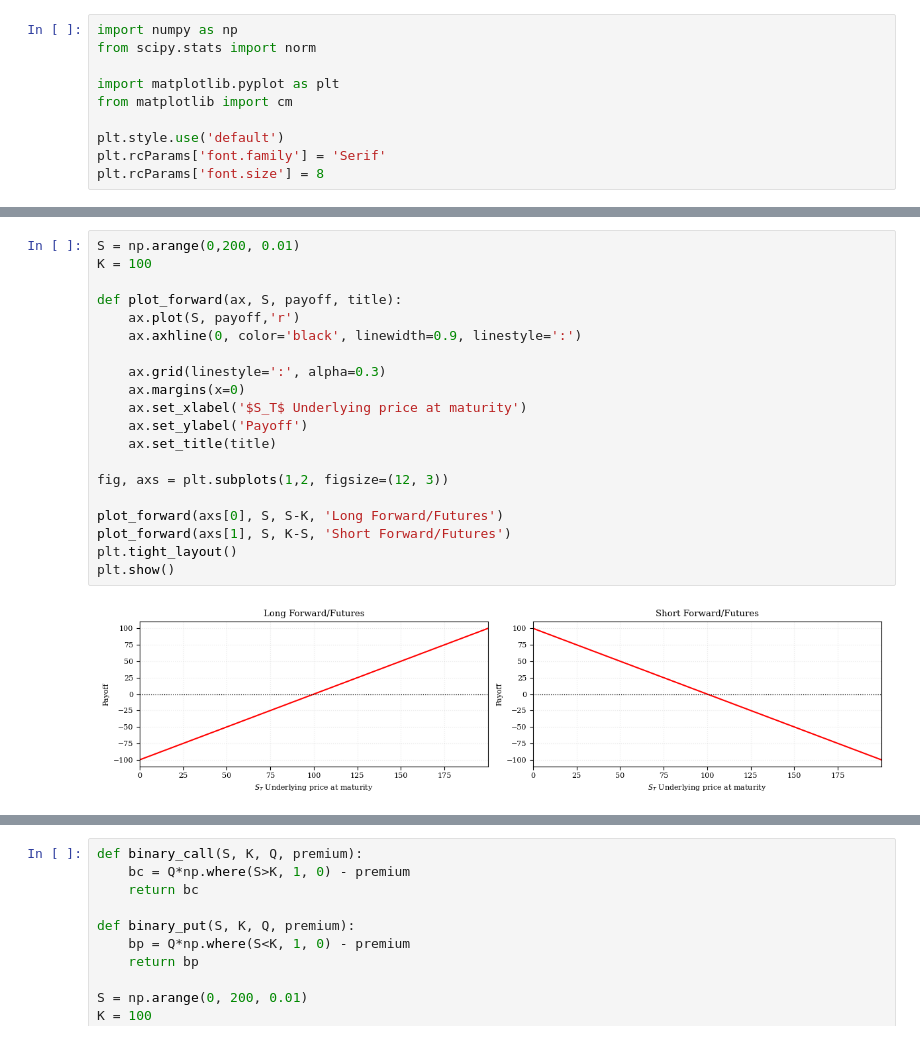
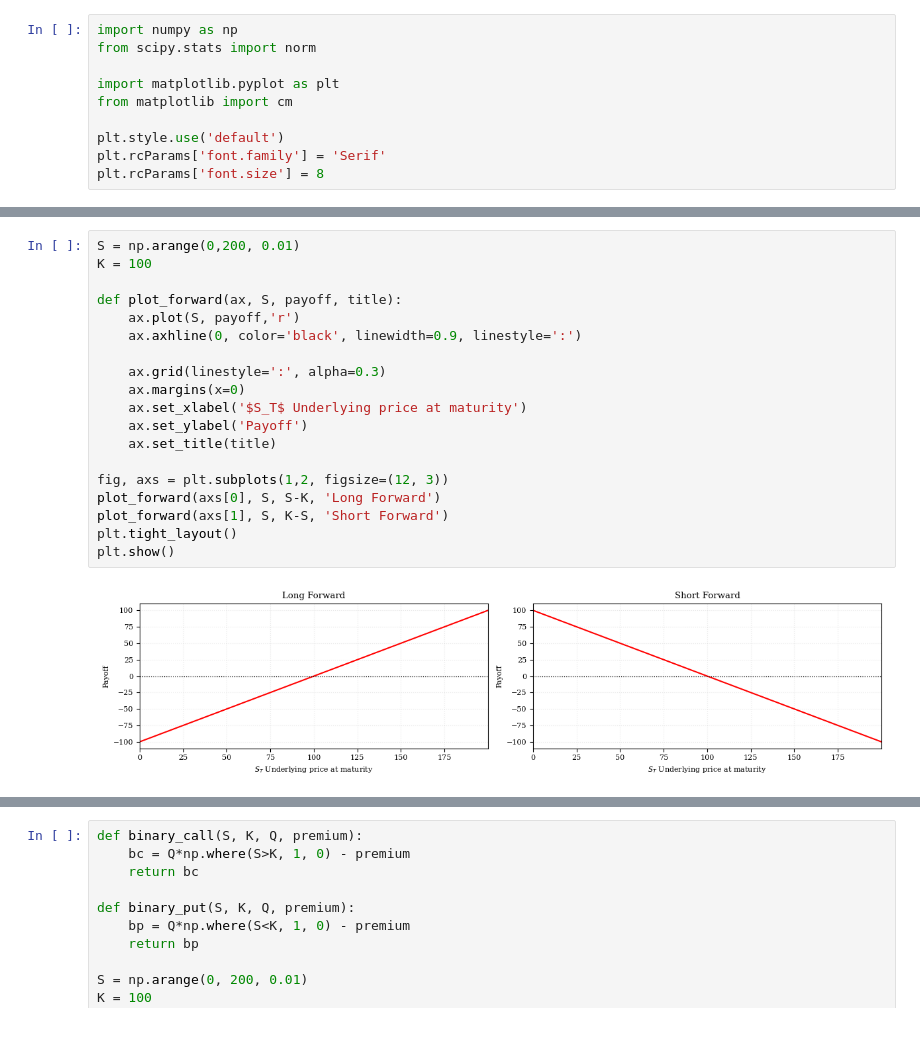
Before and after one commit to sushashi/finance-notebooks, a Jupyter notebook: 01_Intro_Derivatives_BS_Greeks.ipynb, the cells around one changed output, grey strips where cells are left out. Drawn from its saved outputs; the diff is of its cells as text.

```diff
--- a/01_Intro_Derivatives_BS_Greeks.ipynb
+++ b/01_Intro_Derivatives_BS_Greeks.ipynb
@@ -49,23 +46,22 @@ For example, if $K = 100$  we have:
 # %%
 S = np.arange(0,200, 0.01)
 K = 100
 
 def plot_forward(ax, S, payoff, title):
     ax.plot(S, payoff,'r')
     ax.axhline(0, color='black', linewidth=0.9, linestyle=':')
 
     ax.grid(linestyle=':', alpha=0.3)
     ax.margins(x=0)
     ax.set_xlabel('$S_T$ Underlying price at maturity')
     ax.set_ylabel('Payoff')
     ax.set_title(title)
 
 fig, axs = plt.subplots(1,2, figsize=(12, 3))
-
-plot_forward(axs[0], S, S-K, 'Long Forward/Futures')
-plot_forward(axs[1], S, K-S, 'Short Forward/Futures')
+plot_forward(axs[0], S, S-K, 'Long Forward')
+plot_forward(axs[1], S, K-S, 'Short Forward')
 plt.tight_layout()
 plt.show()
 # %% [output]
-[figure, old version]
+[figure, new version]
 # %% [markdown]
```
Also changed, not shown: parts of 37 cells of this notebook.
